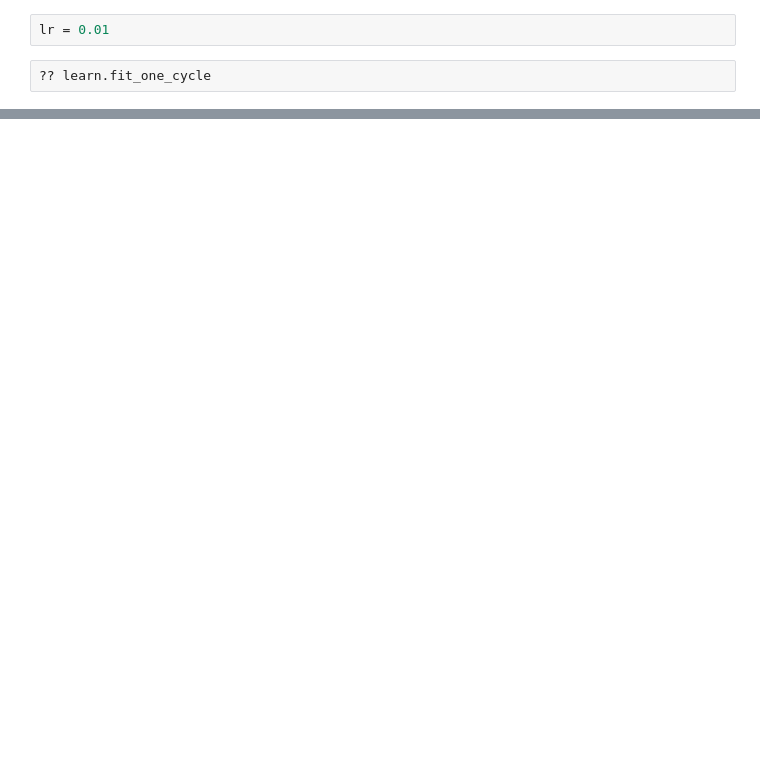
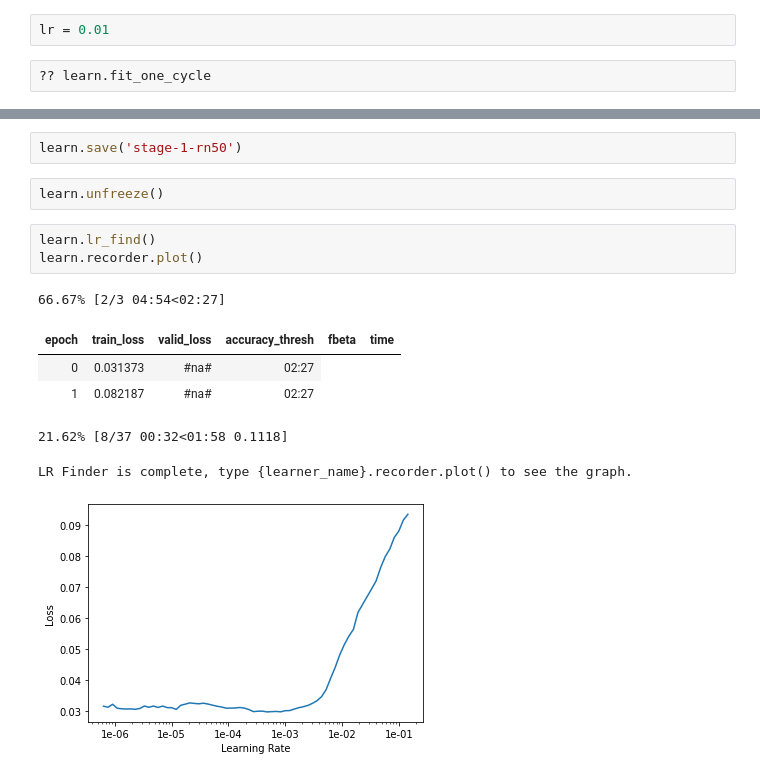
Before and after one commit to rkudulis/Deep-Learning-Notebooks, a Jupyter notebook: Fashion.ipynb, the cells around one changed output, grey strips where cells are left out. Saved outputs shown, nothing was run; the diff lists cells and outputs as text; blank space fills up the shorter version.

```diff
--- a/Fashion.ipynb
+++ b/Fashion.ipynb
@@ -305,0 +308,15 @@ FileNotFoundError: ignored
+# %%
+learn.save('stage-1-rn50')
+# %%
+learn.unfreeze()
+# %%
+learn.lr_find()
+learn.recorder.plot()
+# %% [output]
+66.67% [2/3 04:54<02:27]
+| epoch | train_loss | valid_loss | accuracy_thresh | fbeta | time |
+| 0 | 0.031373 | #na# | 02:27 |
+| 1 | 0.082187 | #na# | 02:27 |
+21.62% [8/37 00:32<01:58 0.1118]
+LR Finder is complete, type {learner_name}.recorder.plot() to see the graph.
+[figure, added]
```
Also changed, not shown: parts of 16 cells of this notebook.
